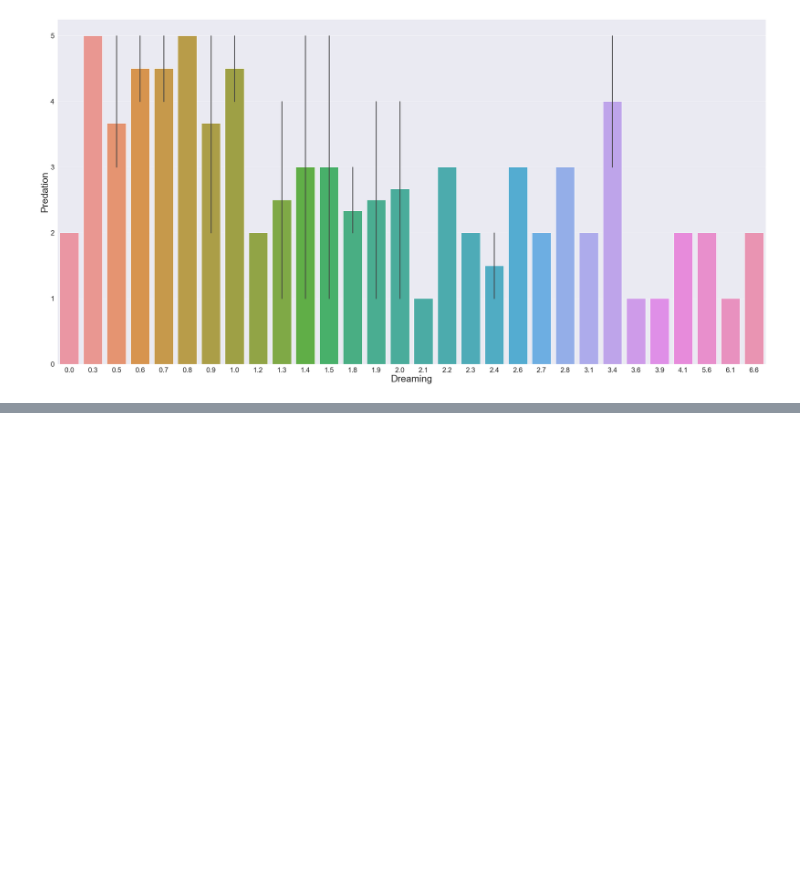
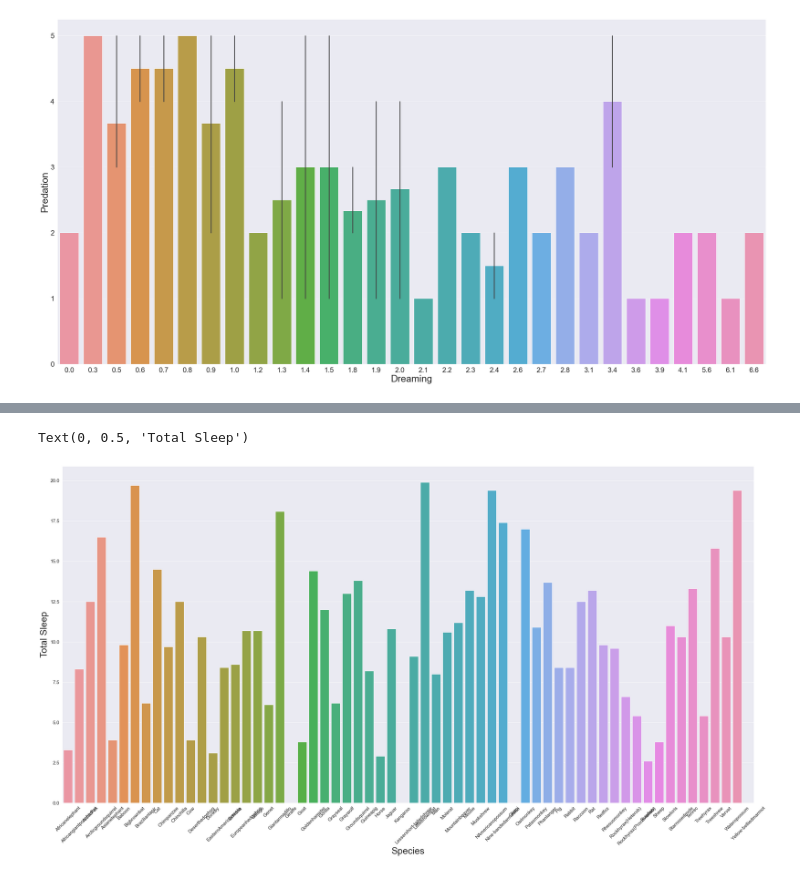
Before and after one commit to Maureen220/Sleep_in_Mammals, a Jupyter notebook: mammals_EDA.ipynb, the cells around one changed output, grey strips where cells are left out. Saved outputs shown, nothing was run; the diff lists cells and outputs as text; code cells hidden in the pictures; blank space fills up the shorter version.

```diff
--- a/mammals_EDA.ipynb
+++ b/mammals_EDA.ipynb
@@ -159,0 +181,12 @@ Text(0, 0.5, 'Predation')
+# %%
+#total sleep Vs predation
+b = sn.barplot(x=mammals_df.species, y=mammals_df.total_sleep)
+
+#Increasing font size
+sn.set(font_scale=1.4)
+plt.xticks(rotation=45)
+b.set_xlabel("Species", fontsize = 30)
+b.set_ylabel("Total Sleep", fontsize = 30)
+# %% [output]
+Text(0, 0.5, 'Total Sleep')
+[figure, added]
```
Also changed, not shown: parts of 3 cells of this notebook, 1 other file.
